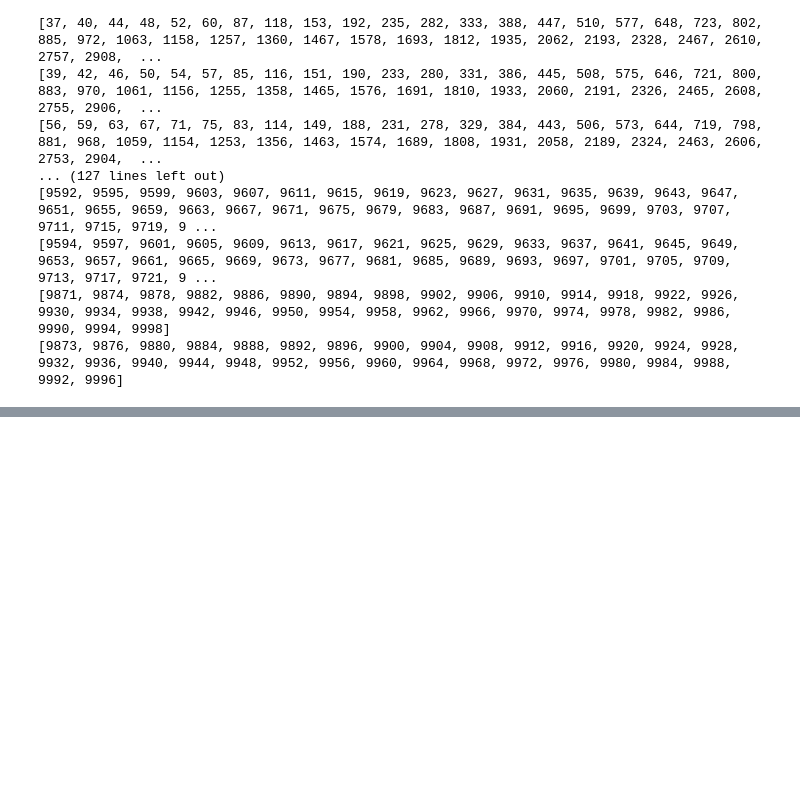
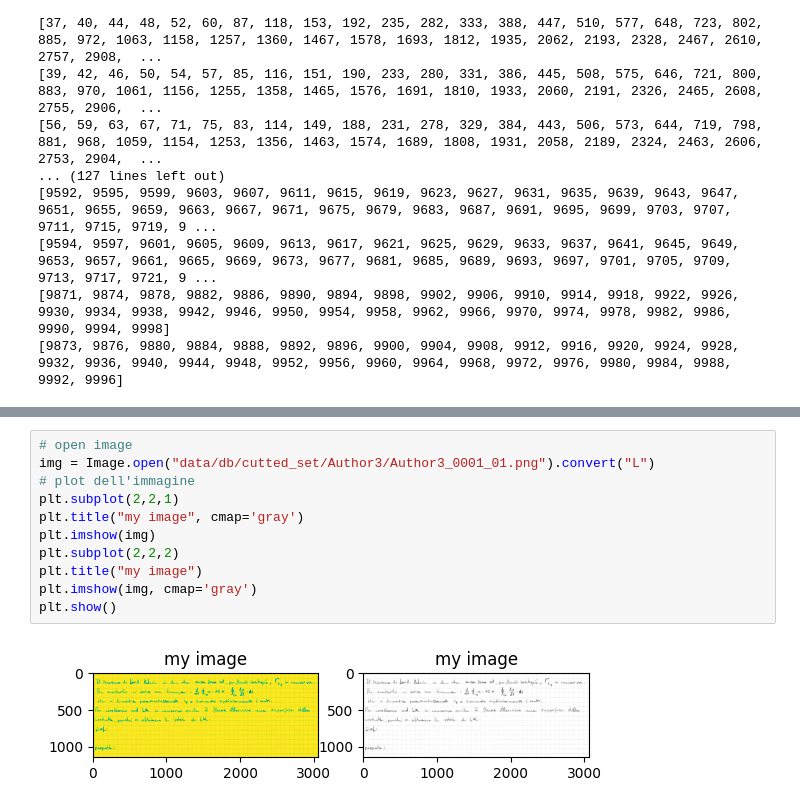
Before and after one commit to StefanoMagriniAlunno/MMATH_Thesis, a Jupyter notebook: console.ipynb, the cells around one changed output, grey strips where cells are left out. Cells and saved outputs as stored; diff of their text form; blank space fills up the shorter version.

```diff
--- a/console.ipynb
+++ b/console.ipynb
@@ -697,0 +715,13 @@ for l in L:
+# %%
+# open image
+img = Image.open("data/db/cutted_set/Author3/Author3_0001_01.png").convert("L")
+# plot dell'immagine
+plt.subplot(2,2,1)
+plt.title("my image", cmap='gray')
+plt.imshow(img)
+plt.subplot(2,2,2)
+plt.title("my image")
+plt.imshow(img, cmap='gray')
+plt.show()
+# %% [output]
+[figure, added]
```
Also changed, not shown: parts of 2 cells of this notebook, 12 other files.
